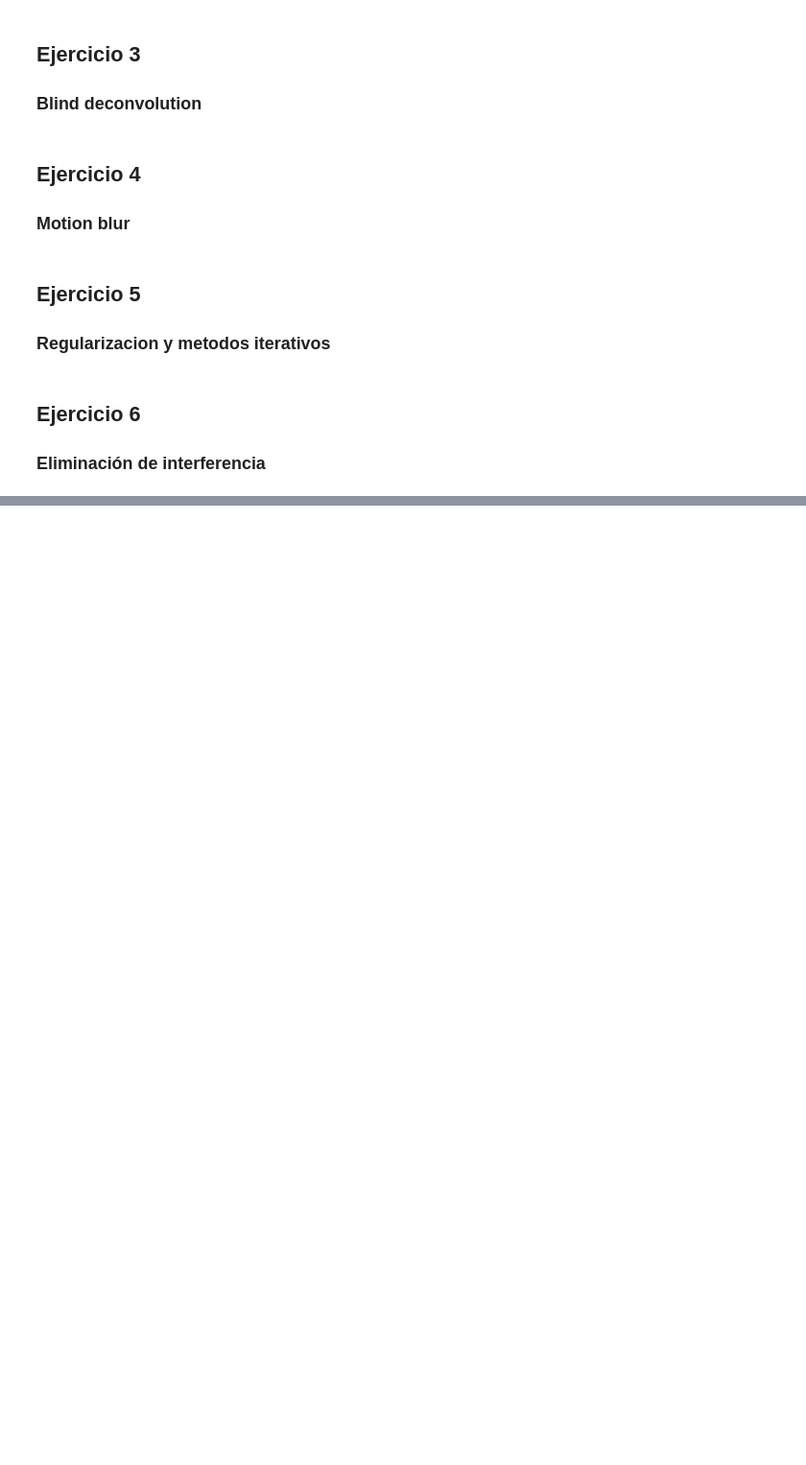
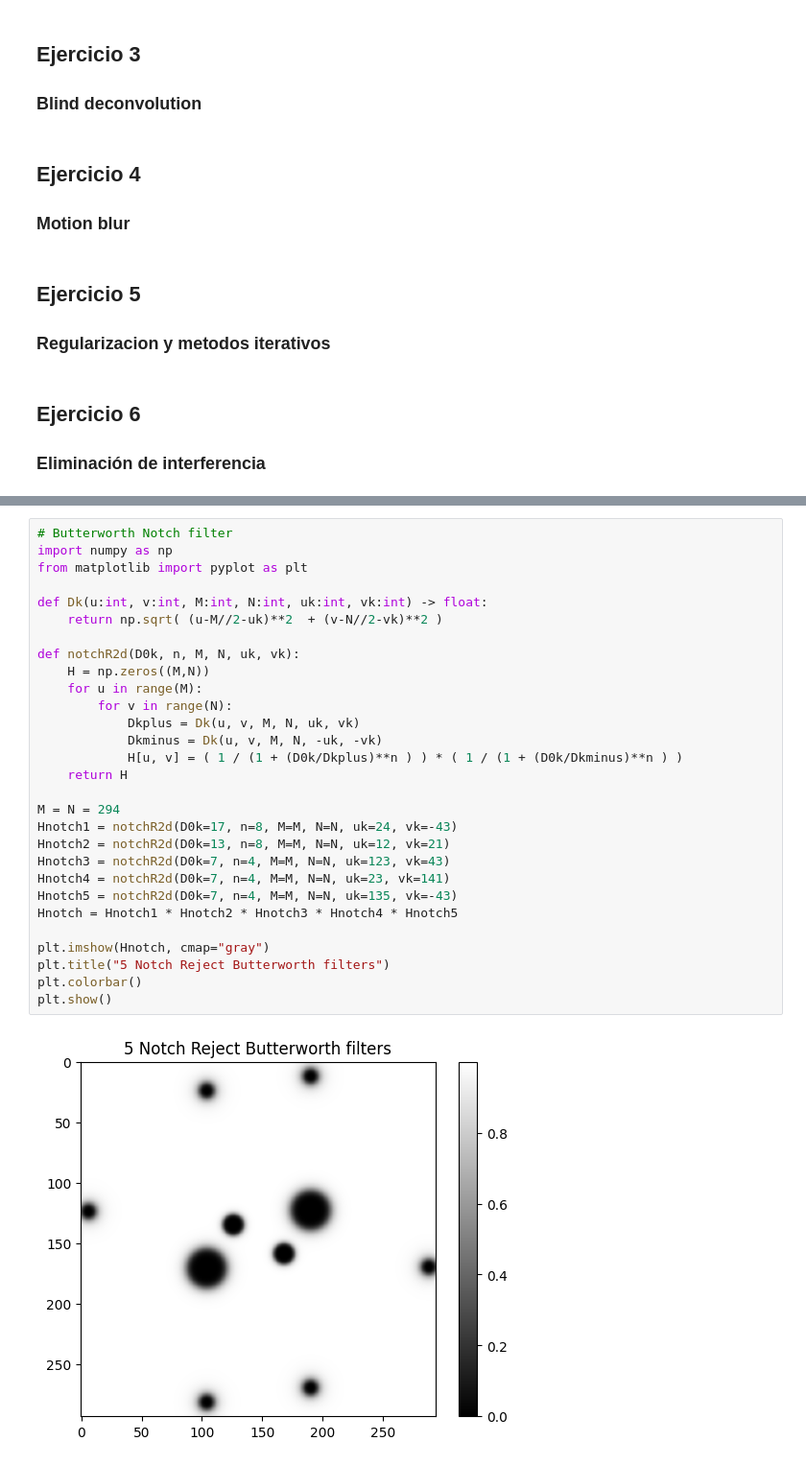
Before and after one commit to pabgonzalez/Digital-Image-Processing, a Jupyter notebook: TP5 - Restauracion de Imagenes/TP5.ipynb, the cells around one changed output, grey strips where cells are left out. Shown at 96% size. Drawn from its saved outputs; the diff is of its cells as text; blank space fills up the shorter version.

```diff
--- a/TP5 - Restauracion de Imagenes/TP5.ipynb
+++ b/TP5 - Restauracion de Imagenes/TP5.ipynb
@@ -27,0 +48,31 @@ from matplotlib import pyplot as plt
+# %%
+# Butterworth Notch filter
+import numpy as np
+from matplotlib import pyplot as plt
+
+def Dk(u:int, v:int, M:int, N:int, uk:int, vk:int) -> float:
+    return np.sqrt( (u-M//2-uk)**2  + (v-N//2-vk)**2 )
+
+def notchR2d(D0k, n, M, N, uk, vk):
+    H = np.zeros((M,N))
+    for u in range(M):
+        for v in range(N):
+            Dkplus = Dk(u, v, M, N, uk, vk)
+            Dkminus = Dk(u, v, M, N, -uk, -vk)
+            H[u, v] = ( 1 / (1 + (D0k/Dkplus)**n ) ) * ( 1 / (1 + (D0k/Dkminus)**n ) )
+    return H
+
+M = N = 294
+Hnotch1 = notchR2d(D0k=17, n=8, M=M, N=N, uk=24, vk=-43)
+Hnotch2 = notchR2d(D0k=13, n=8, M=M, N=N, uk=12, vk=21)
+Hnotch3 = notchR2d(D0k=7, n=4, M=M, N=N, uk=123, vk=43)
+Hnotch4 = notchR2d(D0k=7, n=4, M=M, N=N, uk=23, vk=141)
+Hnotch5 = notchR2d(D0k=7, n=4, M=M, N=N, uk=135, vk=-43)
+Hnotch = Hnotch1 * Hnotch2 * Hnotch3 * Hnotch4 * Hnotch5
+
+plt.imshow(Hnotch, cmap="gray")
+plt.title("5 Notch Reject Butterworth filters")
+plt.colorbar()
+plt.show()
+# %% [output]
+[figure, added]
```
Also changed, not shown: parts of 5 cells of this notebook, 1 other file.
